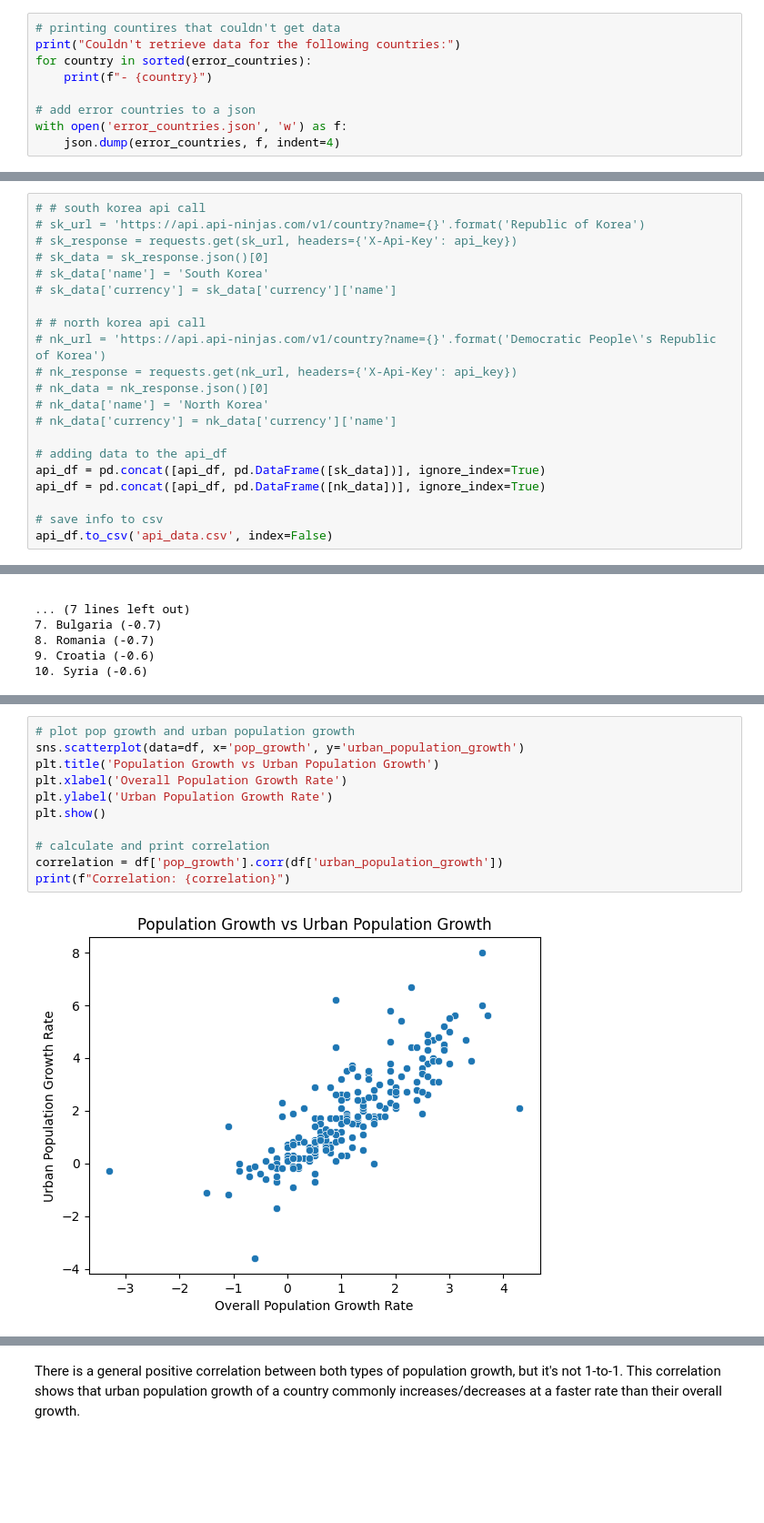
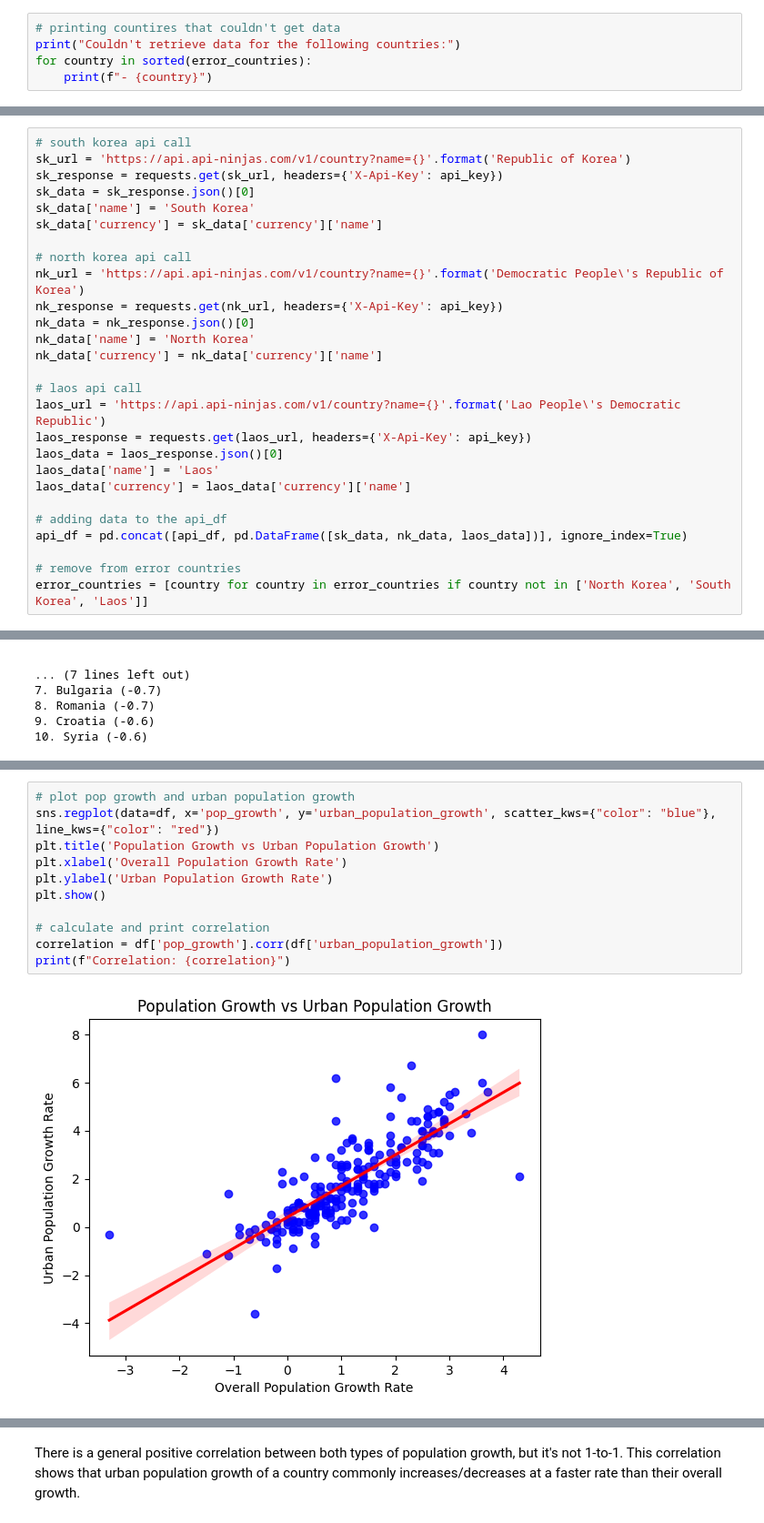
Before and after one commit to McMeans/ds2002_project1, a Jupyter notebook: project.ipynb, the cells around one changed output, grey strips where cells are left out. Shown at 91% size. Saved outputs shown, nothing was run; the diff lists cells and outputs as text; blank space fills up the shorter version.

Commit message:
formatting for submission

```diff
--- a/project.ipynb
+++ b/project.ipynb
@@ -201,9 +201,5 @@ error_countries = []
 print("Couldn't retrieve data for the following countries:")
 for country in sorted(error_countries):
     print(f"- {country}")
-
-# add error countries to a json
-with open('error_countries.json', 'w') as f:
-    json.dump(error_countries, f, indent=4)
 # %% [output]
 Couldn't retrieve data for the following countries:
@@ -285,24 +293,30 @@ I've noticed that both North and South Korea were unable to be called in the API
 # %%
-# # south korea api call
-# sk_url = 'https://api.api-ninjas.com/v1/country?name={}'.format('Republic of Korea')
-# sk_response = requests.get(sk_url, headers={'X-Api-Key': api_key})
-# sk_data = sk_response.json()[0]
-# sk_data['name'] = 'South Korea'
-# sk_data['currency'] = sk_data['currency']['name']
+# south korea api call
+sk_url = 'https://api.api-ninjas.com/v1/country?name={}'.format('Republic of Korea')
+sk_response = requests.get(sk_url, headers={'X-Api-Key': api_key})
+sk_data = sk_response.json()[0]
+sk_data['name'] = 'South Korea'
+sk_data['currency'] = sk_data['currency']['name']
 
-# # north korea api call
-# nk_url = 'https://api.api-ninjas.com/v1/country?name={}'.format('Democratic People\'s Republic of Korea')
-# nk_response = requests.get(nk_url, headers={'X-Api-Key': api_key})
-# nk_data = nk_response.json()[0]
-# nk_data['name'] = 'North Korea'
-# nk_data['currency'] = nk_data['currency']['name']
+# north korea api call
+nk_url = 'https://api.api-ninjas.com/v1/country?name={}'.format('Democratic People\'s Republic of Korea')
+nk_response = requests.get(nk_url, headers={'X-Api-Key': api_key})
+nk_data = nk_response.json()[0]
+nk_data['name'] = 'North Korea'
+nk_data['currency'] = nk_data['currency']['name']
+
+# laos api call
+laos_url = 'https://api.api-ninjas.com/v1/country?name={}'.format('Lao People\'s Democratic Republic')
+laos_response = requests.get(laos_url, headers={'X-Api-Key': api_key})
+laos_data = laos_response.json()[0]
+laos_data['name'] = 'Laos'
+laos_data['currency'] = laos_data['currency']['name']
 
 # adding data to the api_df
-api_df = pd.concat([api_df, pd.DataFrame([sk_data])], ignore_index=True)
-api_df = pd.concat([api_df, pd.DataFrame([nk_data])], ignore_index=True)
+api_df = pd.concat([api_df, pd.DataFrame([sk_data, nk_data, laos_data])], ignore_index=True)
 
-# save info to csv
-api_df.to_csv('api_data.csv', index=False)
+# remove from error countries
+error_countries = [country for country in error_countries if country not in ['North Korea', 'South Korea', 'Laos']]
 # %%
 # print all columns from api dataframe
 print(api_df.columns)
@@ -437,13 +450,13 @@ Looking for correlation between population growth variables
 # %%
 # plot pop growth and urban population growth
-sns.scatterplot(data=df, x='pop_growth', y='urban_population_growth')
+sns.regplot(data=df, x='pop_growth', y='urban_population_growth', scatter_kws={"color": "blue"}, line_kws={"color": "red"})
 plt.title('Population Growth vs Urban Population Growth')
 plt.xlabel('Overall Population Growth Rate')
 plt.ylabel('Urban Population Growth Rate')
 plt.show()
 
 # calculate and print correlation
 correlation = df['pop_growth'].corr(df['urban_population_growth'])
 print(f"Correlation: {correlation}")
 # %% [output]
-[figure, old version]
+[figure, new version]
```
Also changed, not shown: parts of 29 cells of this notebook, 6 other files.
